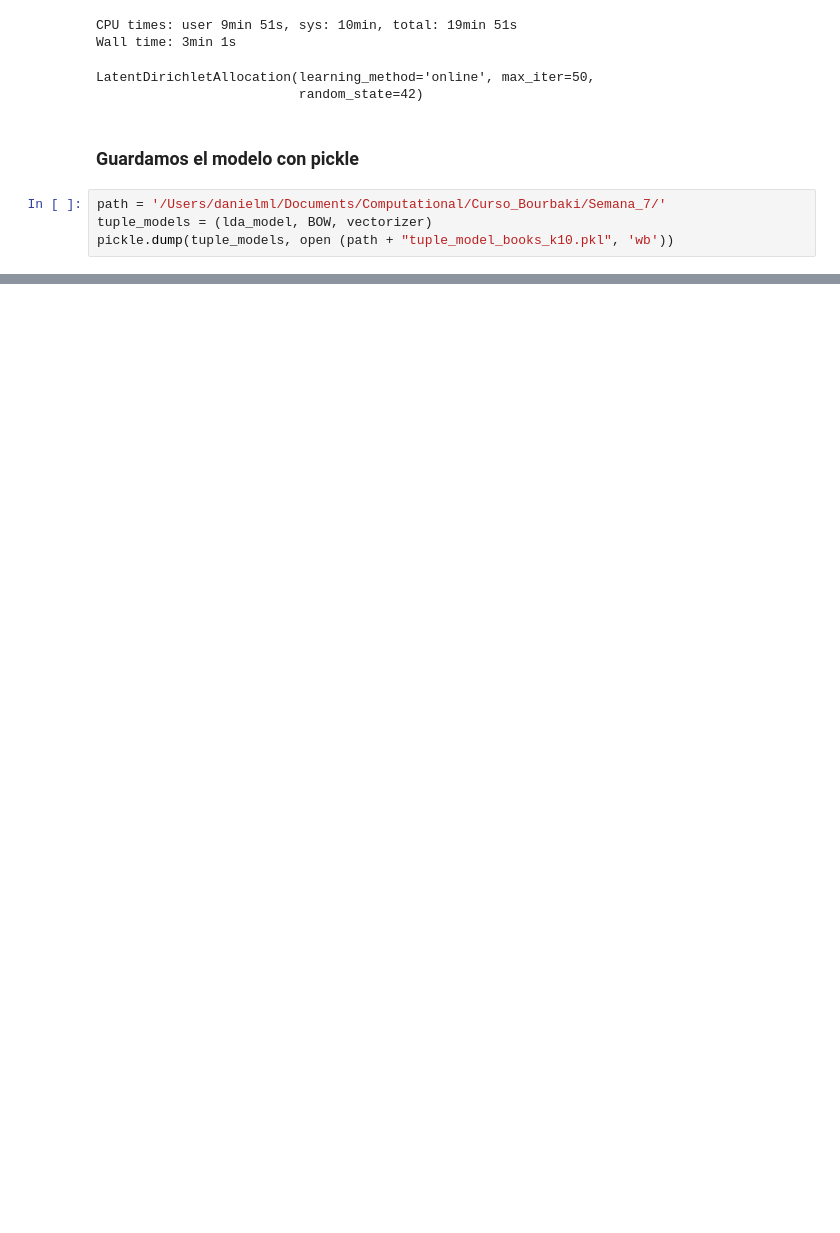
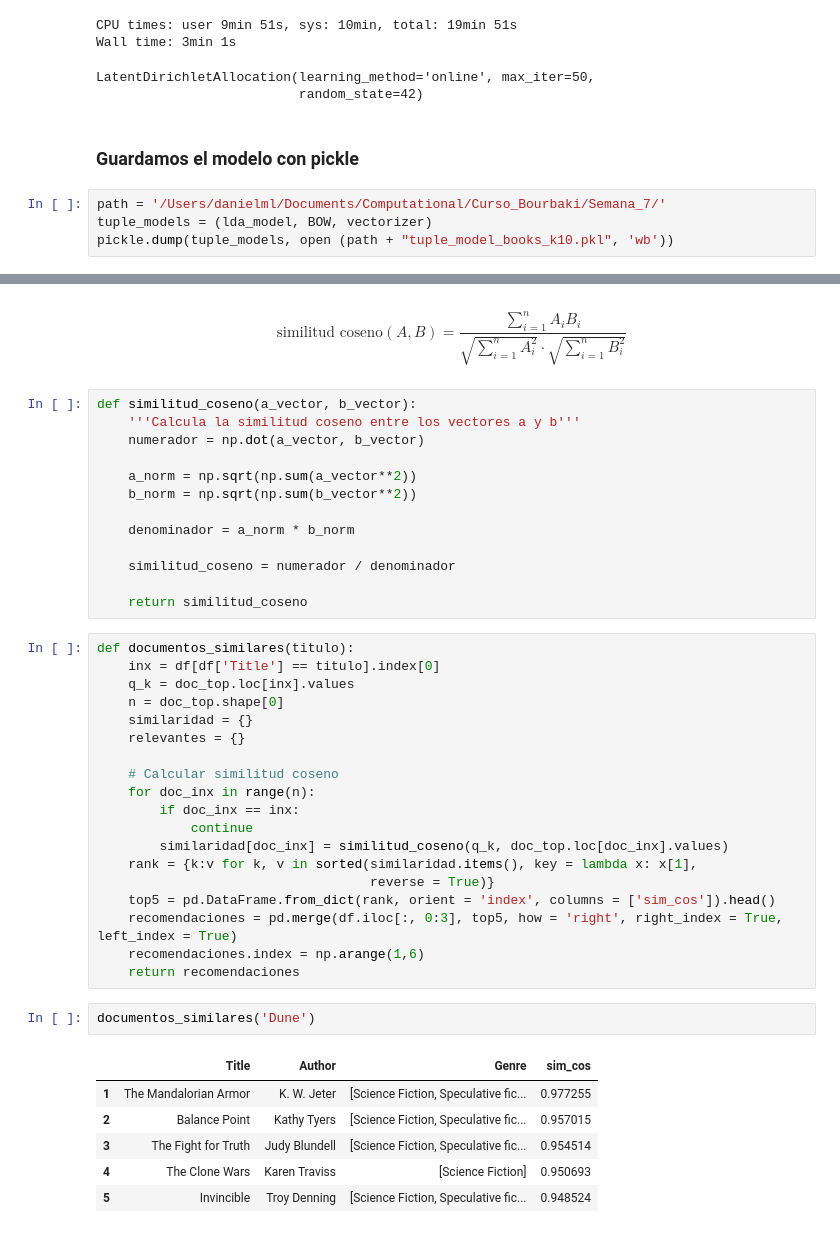
Before and after one commit to dannie-ml/Recommendation_Systema_LDA, a Jupyter notebook: Recomendacion_libros_LDA.ipynb, the cells around one changed output, grey strips where cells are left out. Drawn from its saved outputs; the diff is of its cells as text; blank space fills up the shorter version.

```diff
--- a/Recomendacion_libros_LDA.ipynb
+++ b/Recomendacion_libros_LDA.ipynb
@@ -314,0 +440,45 @@ pickle.dump(tuple_models, open (path + "tuple_model_books_k10.pkl", 'wb'))
+# %% [markdown]
+$$
+\text{similitud coseno}(A, B) = \frac{\sum_{i=1}^{n} A_i B_i}{\sqrt{\sum_{i=1}^{n} A_i^2} \cdot \sqrt{\sum_{i=1}^{n} B_i^2}}
+$$
+# %%
+def similitud_coseno(a_vector, b_vector):
+    '''Calcula la similitud coseno entre los vectores a y b'''
+    numerador = np.dot(a_vector, b_vector)
+
+    a_norm = np.sqrt(np.sum(a_vector**2))
+    b_norm = np.sqrt(np.sum(b_vector**2))
+
+    denominador = a_norm * b_norm
+
+    similitud_coseno = numerador / denominador
+
+    return similitud_coseno
+# %%
+def documentos_similares(titulo):
+    inx = df[df['Title'] == titulo].index[0]
+    q_k = doc_top.loc[inx].values
+    n = doc_top.shape[0]
+    similaridad = {}
+    relevantes = {}
+
+    # Calcular similitud coseno
+    for doc_inx in range(n):
+        if doc_inx == inx:
+            continue
+        similaridad[doc_inx] = similitud_coseno(q_k, doc_top.loc[doc_inx].values)
+    rank = {k:v for k, v in sorted(similaridad.items(), key = lambda x: x[1],
+                                   reverse = True)}
+    top5 = pd.DataFrame.from_dict(rank, orient = 'index', columns = ['sim_cos']).head()
+    recomendaciones = pd.merge(df.iloc[:, 0:3], top5, how = 'right', right_index = True, left_index = True)
+    recomendaciones.index = np.arange(1,6)
+    return recomendaciones
+# %%
+documentos_similares('Dune')
+# %% [output]
+|  | Title | Author | Genre | sim_cos |
+| 1 | The Mandalorian Armor | K. W. Jeter | [Science Fiction, Speculative fic... | 0.977255 |
+| 2 | Balance Point | Kathy Tyers | [Science Fiction, Speculative fic... | 0.957015 |
+| 3 | The Fight for Truth | Judy Blundell | [Science Fiction, Speculative fic... | 0.954514 |
+| 4 | The Clone Wars | Karen Traviss | [Science Fiction] | 0.950693 |
+| 5 | Invincible | Troy Denning | [Science Fiction, Speculative fic... | 0.948524 |
```
Also changed, not shown: parts of 18 cells of this notebook.
